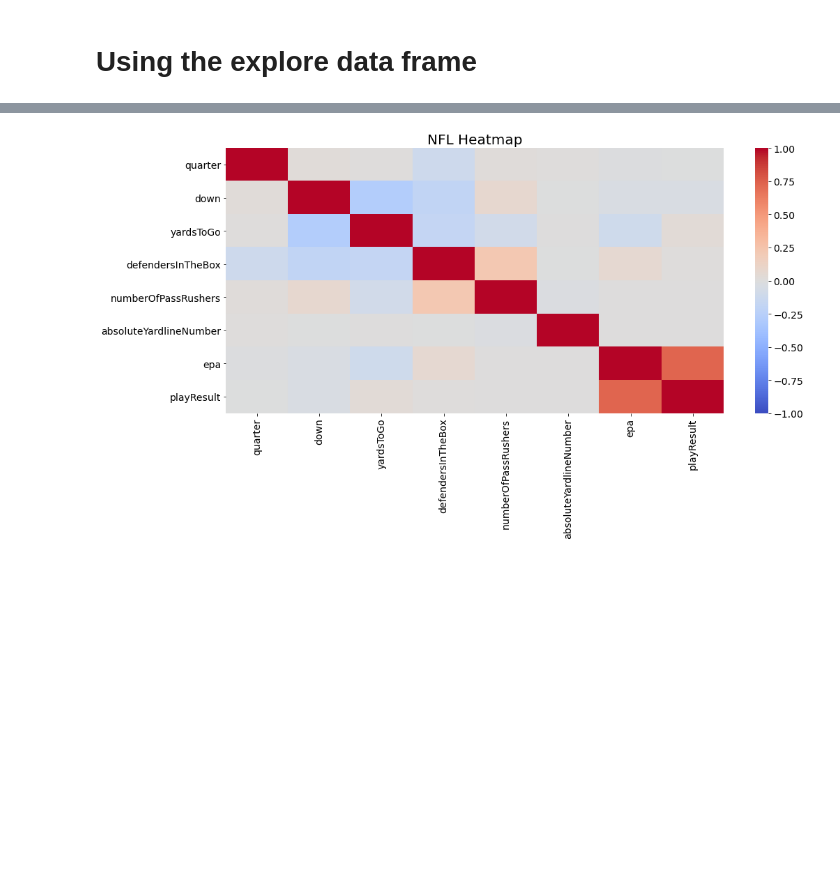
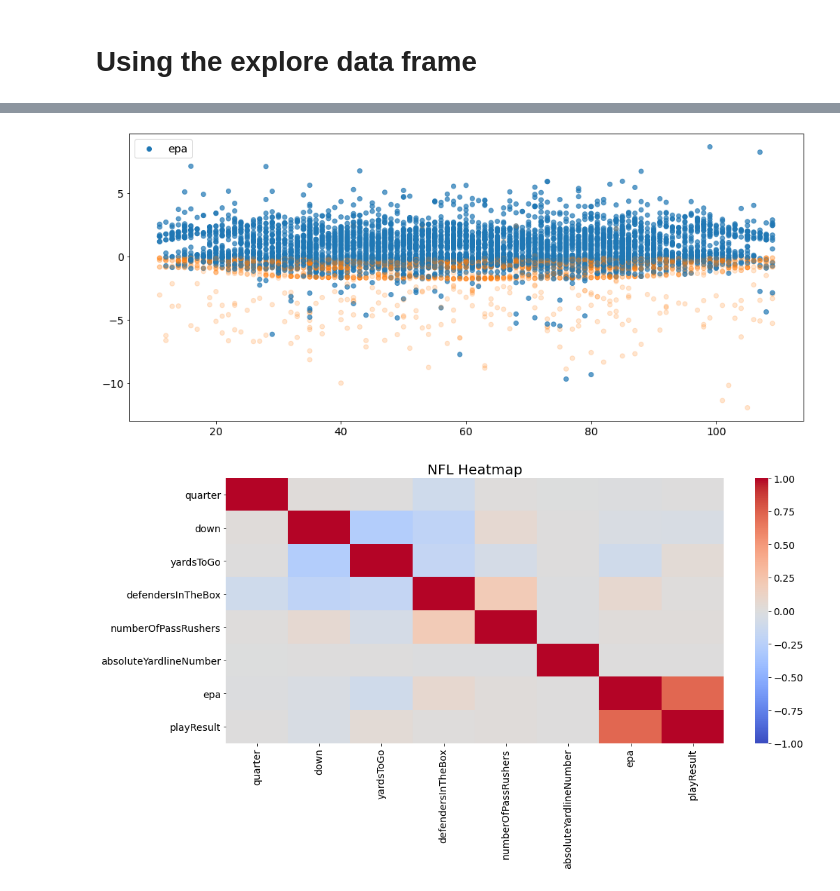
Before and after one commit to Fourth-and-Four/NFL-Big-Data-Bowl-2021, a Jupyter notebook: george_explore.ipynb, the cells around one changed output, grey strips where cells are left out. Cells and saved outputs as stored; diff of their text form; code cells hidden in the pictures; blank space fills up the shorter version.

```diff
--- a/george_explore.ipynb
+++ b/george_explore.ipynb
@@ -423,3 +416,16 @@ Text(0.5, 1.0, 'Does Absolute Yard Line Number influence EPA? ')
+# %%
+from matplotlib.colors import ListedColormap
+
+colors = [(0.1215, 0.4667, 0.7059, 0.7),
+          (1.0000, 0.4980, 0.0550, 0.2)]
+cmap = ListedColormap(colors)
+plt.scatter(x='absoluteYardlineNumber', y="epa", c="pass_stopped", data=train, cmap=cmap)
+#hl = [(plt.Line2D([],[], color=cmap(i), ls="", marker="o"), i)
+      #for i in np.unique(df["hue"].values)]
+plt.legend()
+plt.show()
+# %% [output]
+[figure, added]
 # %%
 sns.heatmap(train.corr(),
             vmin = -1,
```
Also changed, not shown: parts of 28 cells of this notebook.
